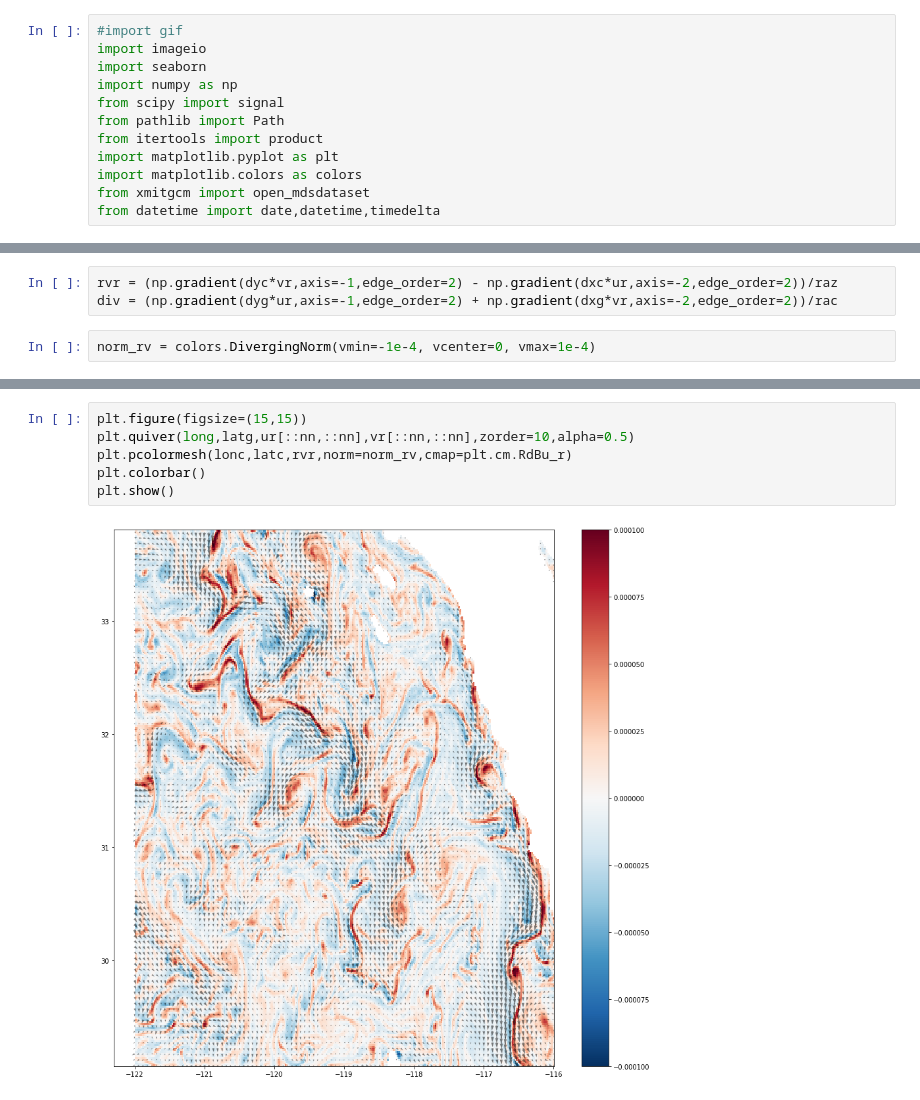
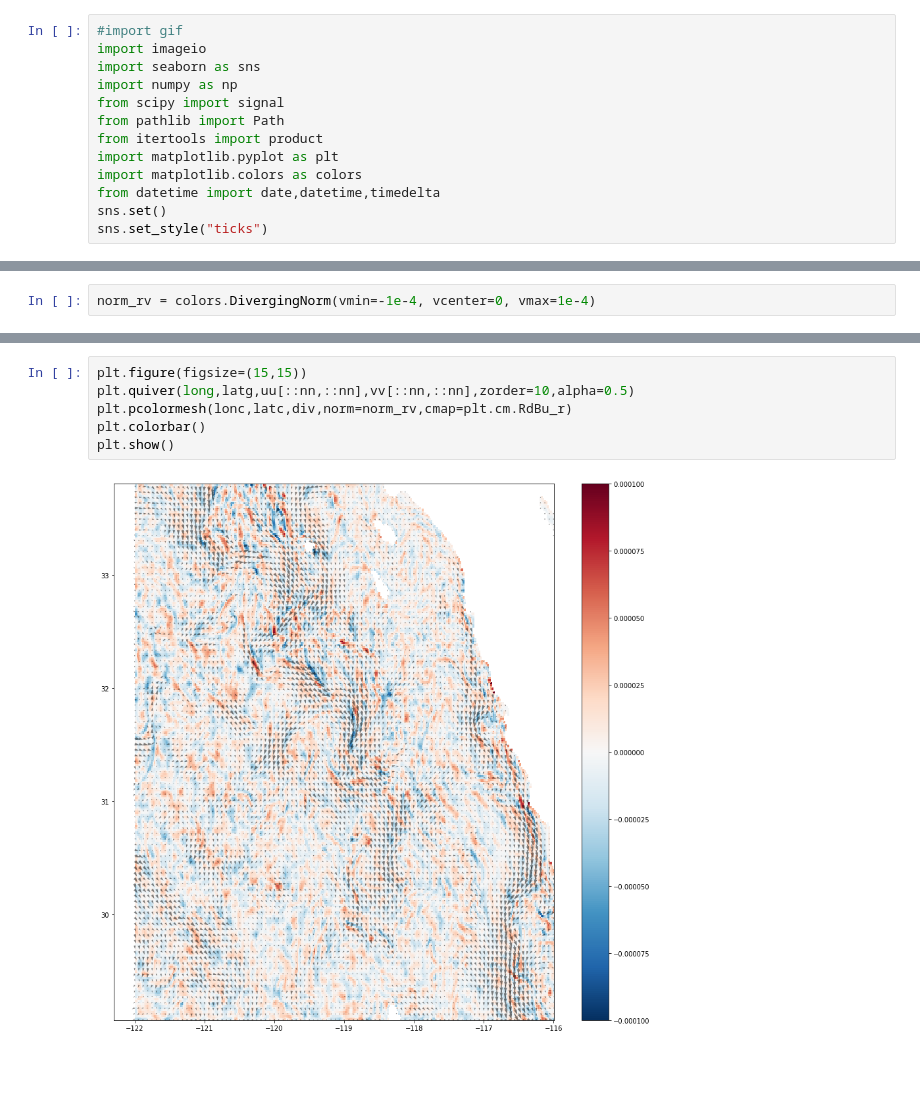
Before and after one commit to antonimmo/ebc-wk-spectral-analysis, a Jupyter notebook: RMS Ro Timeseries.ipynb, the cells around one changed output, grey strips where cells are left out. Saved outputs shown, nothing was run; the diff lists cells and outputs as text; blank space fills up the shorter version.

```diff
--- a/RMS Ro Timeseries.ipynb
+++ b/RMS Ro Timeseries.ipynb
@@ -7,15 +7,16 @@ warnings.filterwarnings('ignore')
 # %%
 #import gif
 import imageio
-import seaborn
+import seaborn as sns
 import numpy as np
 from scipy import signal
 from pathlib import Path
 from itertools import product
 import matplotlib.pyplot as plt
 import matplotlib.colors as colors
-from xmitgcm import open_mdsdataset
 from datetime import date,datetime,timedelta
+sns.set()
+sns.set_style("ticks")
 # %%
 from spectral_analysis.common_vars.directories import OUT_IMGS_FOLDER
 from spectral_analysis.common_vars.time_slices import idx_t
@@ -498,9 +493,6 @@ ur,vr = vv,-uu
 # %%
 rv = (np.gradient(dyc*vv,axis=-1,edge_order=2) - np.gradient(dxc*uu,axis=-2,edge_order=2))/raz
 div = (np.gradient(dyg*uu,axis=-1,edge_order=2) + np.gradient(dxg*vv,axis=-2,edge_order=2))/rac
-# %%
-rvr = (np.gradient(dyc*vr,axis=-1,edge_order=2) - np.gradient(dxc*ur,axis=-2,edge_order=2))/raz
-div = (np.gradient(dyg*ur,axis=-1,edge_order=2) + np.gradient(dxg*vr,axis=-2,edge_order=2))/rac
 # %%
 norm_rv = colors.DivergingNorm(vmin=-1e-4, vcenter=0, vmax=1e-4)
 # %%
@@ -514,8 +506,8 @@ plt.show()
 # %%
 plt.figure(figsize=(15,15))
-plt.quiver(long,latg,ur[::nn,::nn],vr[::nn,::nn],zorder=10,alpha=0.5)
-plt.pcolormesh(lonc,latc,rvr,norm=norm_rv,cmap=plt.cm.RdBu_r)
+plt.quiver(long,latg,uu[::nn,::nn],vv[::nn,::nn],zorder=10,alpha=0.5)
+plt.pcolormesh(lonc,latc,div,norm=norm_rv,cmap=plt.cm.RdBu_r)
 plt.colorbar()
 plt.show()
 # %% [output]
-[figure, old version]
+[figure, new version]
```
Also changed, not shown: parts of 23 cells of this notebook, 7 other files.
